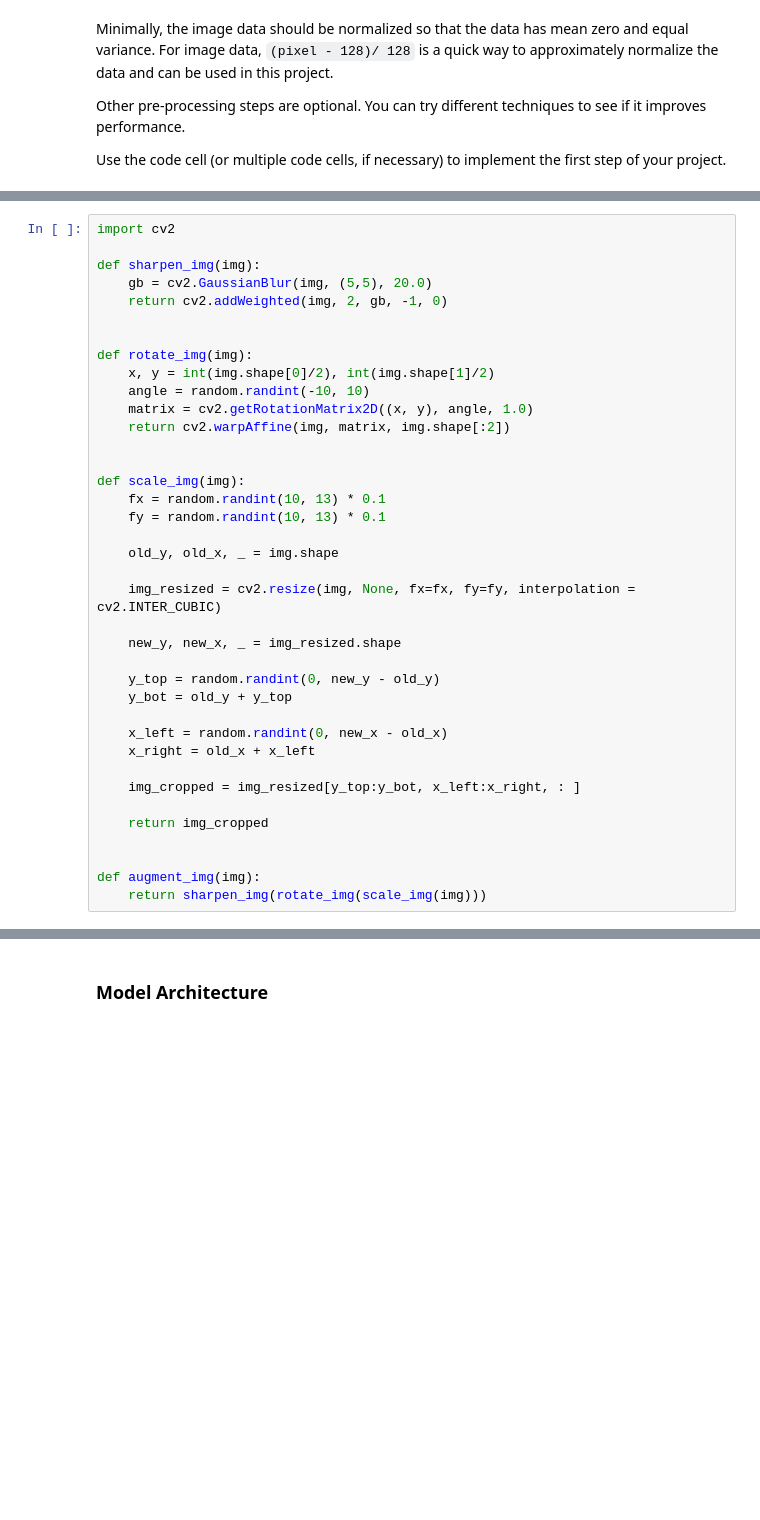
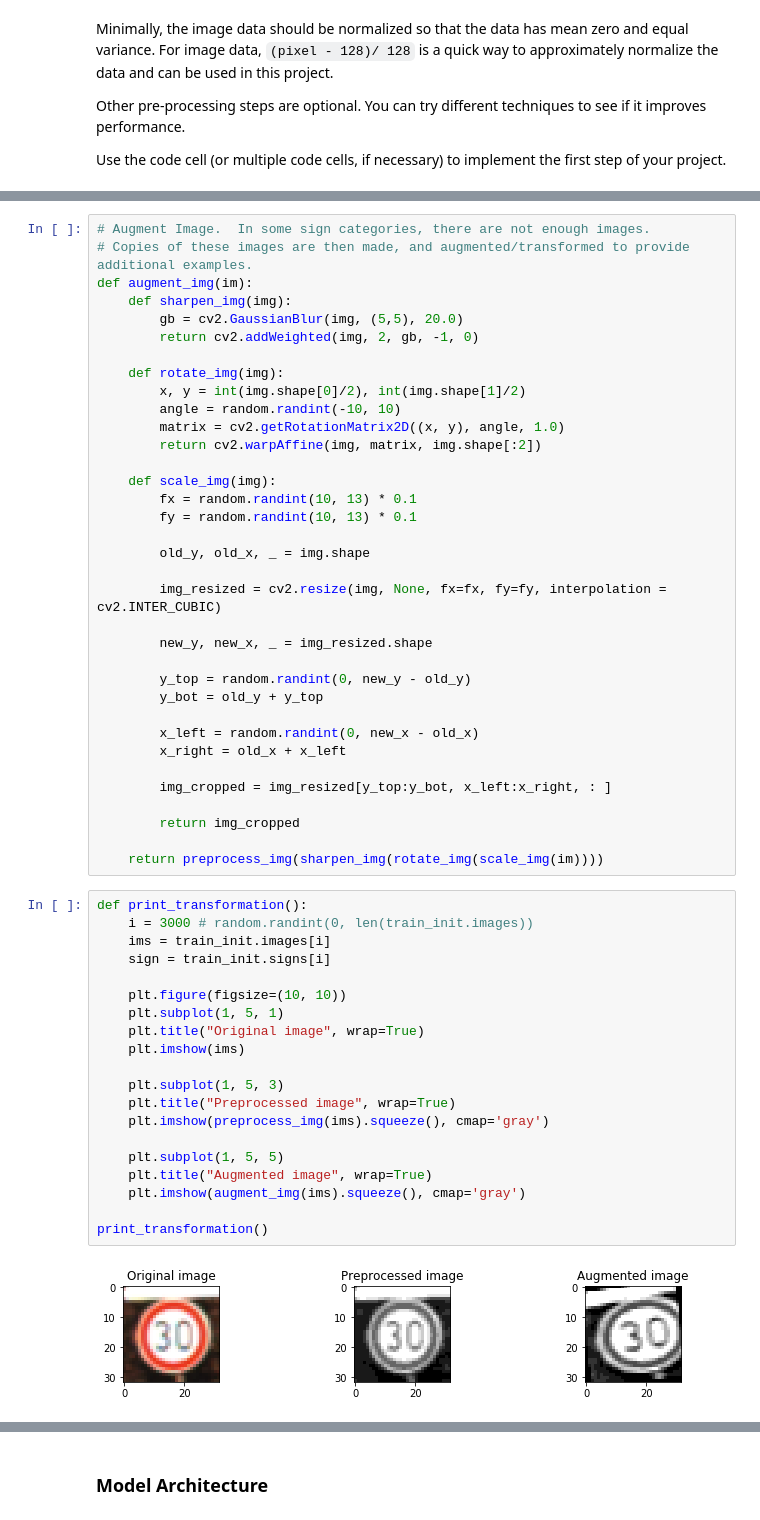
Before and after one commit to vssrcj/traffic-sign-classifier, a Jupyter notebook: Traffic_Sign_Classifier.ipynb, the cells around one changed output, grey strips where cells are left out. Drawn from its saved outputs; the diff is of its cells as text; blank space fills up the shorter version.

```diff
--- a/Traffic_Sign_Classifier.ipynb
+++ b/Traffic_Sign_Classifier.ipynb
@@ -259,38 +236,57 @@ For every image, add 2 to the dataset that are augmented
 # %%
-import cv2
+# Augment Image.  In some sign categories, there are not enough images.
+# Copies of these images are then made, and augmented/transformed to provide additional examples.
+def augment_img(im):
+    def sharpen_img(img):
+        gb = cv2.GaussianBlur(img, (5,5), 20.0)
+        return cv2.addWeighted(img, 2, gb, -1, 0)
 
-def sharpen_img(img):
-    gb = cv2.GaussianBlur(img, (5,5), 20.0)
-    return cv2.addWeighted(img, 2, gb, -1, 0)
+    def rotate_img(img):
+        x, y = int(img.shape[0]/2), int(img.shape[1]/2)
+        angle = random.randint(-10, 10)
+        matrix = cv2.getRotationMatrix2D((x, y), angle, 1.0)
+        return cv2.warpAffine(img, matrix, img.shape[:2])
 
+    def scale_img(img):
+        fx = random.randint(10, 13) * 0.1
+        fy = random.randint(10, 13) * 0.1
 
-def rotate_img(img):
-    x, y = int(img.shape[0]/2), int(img.shape[1]/2)
-    angle = random.randint(-10, 10)
-    matrix = cv2.getRotationMatrix2D((x, y), angle, 1.0)
-    return cv2.warpAffine(img, matrix, img.shape[:2])
+        old_y, old_x, _ = img.shape
 
+        img_resized = cv2.resize(img, None, fx=fx, fy=fy, interpolation = cv2.INTER_CUBIC)
 
-def scale_img(img):
-    fx = random.randint(10, 13) * 0.1
-    fy = random.randint(10, 13) * 0.1
+        new_y, new_x, _ = img_resized.shape
 
-    old_y, old_x, _ = img.shape
+        y_top = random.randint(0, new_y - old_y)
+        y_bot = old_y + y_top
 
-    img_resized = cv2.resize(img, None, fx=fx, fy=fy, interpolation = cv2.INTER_CUBIC)
+        x_left = random.randint(0, new_x - old_x)
+        x_right = old_x + x_left
 
-    new_y, new_x, _ = img_resized.shape
+        img_cropped = img_resized[y_top:y_bot, x_left:x_right, : ]
 
-    y_top = random.randint(0, new_y - old_y)
-    y_bot = old_y + y_top
+        return img_cropped
 
-    x_left = random.randint(0, new_x - old_x)
-    x_right = old_x + x_left
-
-    img_cropped = img_resized[y_top:y_bot, x_left:x_right, : ]
-
-    return img_cropped
-
-
-def augment_img(img):
-    return sharpen_img(rotate_img(scale_img(img)))
+    return preprocess_img(sharpen_img(rotate_img(scale_img(im))))
+# %%
+def print_transformation():
+    i = 3000 # random.randint(0, len(train_init.images))
+    ims = train_init.images[i]
+    sign = train_init.signs[i]
+
+    plt.figure(figsize=(10, 10))
+    plt.subplot(1, 5, 1)
+    plt.title("Original image", wrap=True)
+    plt.imshow(ims)
+
+    plt.subplot(1, 5, 3)
+    plt.title("Preprocessed image", wrap=True)
+    plt.imshow(preprocess_img(ims).squeeze(), cmap='gray')
+
+    plt.subplot(1, 5, 5)
+    plt.title("Augmented image", wrap=True)
+    plt.imshow(augment_img(ims).squeeze(), cmap='gray')
+
+print_transformation()
+# %% [output]
+[figure, added]
```
Also changed, not shown: parts of 28 cells of this notebook, 18 other files.
